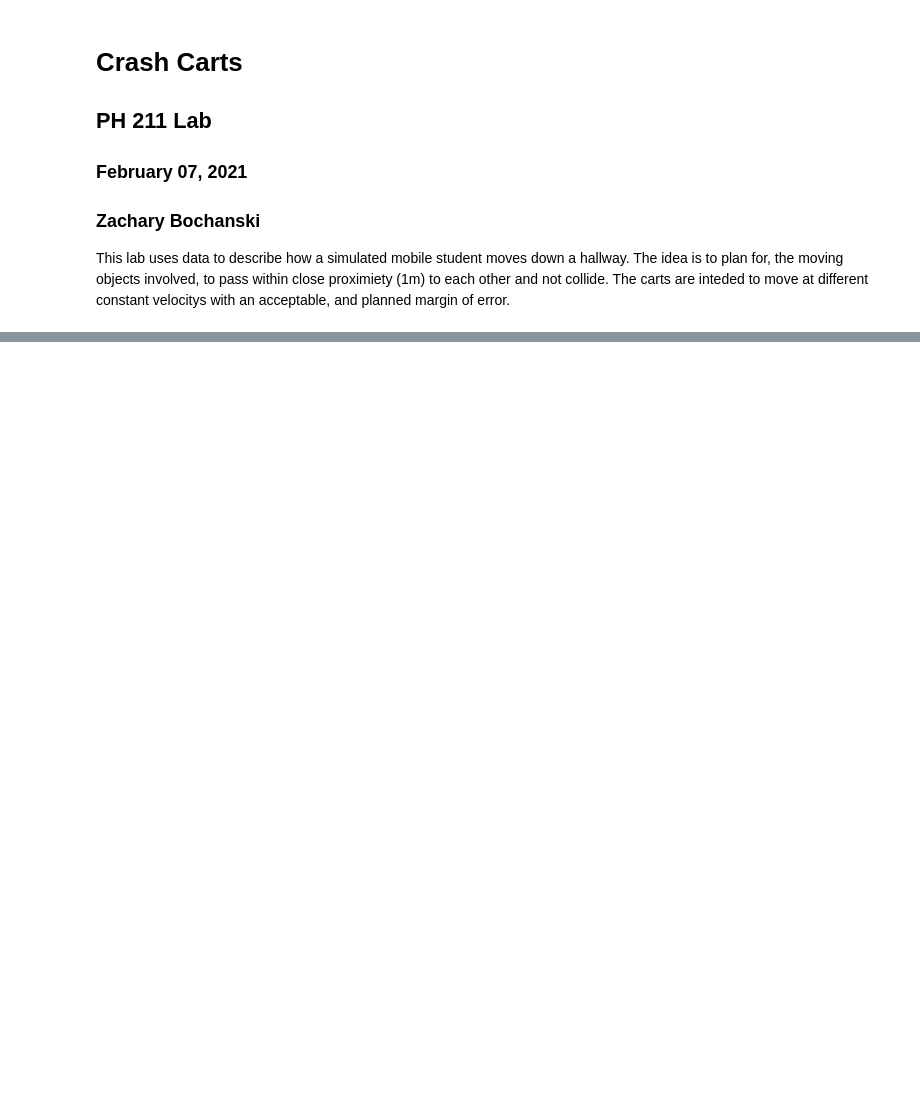
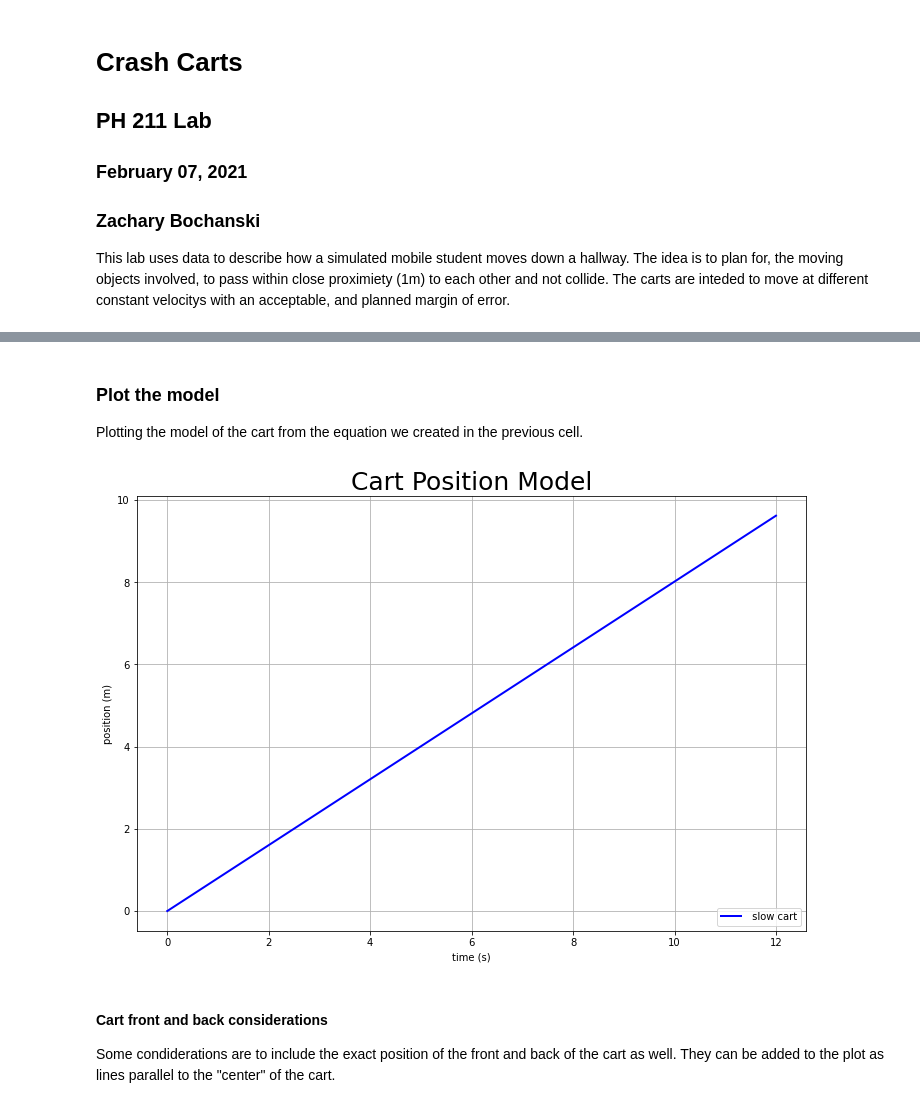
Before and after one commit to ztbochanski/ph211labs, a Jupyter notebook: lab4-crash-carts/lab4-crash-carts.ipynb, the cells around one changed output, grey strips where cells are left out. Drawn from its saved outputs; the diff is of its cells as text; code cells hidden in the pictures; blank space fills up the shorter version.

Commit message:
cart lab finished

```diff
--- a/lab4-crash-carts/lab4-crash-carts.ipynb
+++ b/lab4-crash-carts/lab4-crash-carts.ipynb
@@ -32,0 +45,19 @@ fast_data = [2.49, 2.73, 1.96, 2.37, 1.52, 1.85]
+# %%
+# Characteristics of slow data
+slow_mean = np.mean(slow_data)
+slow_sigma = np.std(slow_data)
+slow_var = 100.*slow_sigma/slow_mean
+
+# Characteristics of fast data
+fast_mean = np.mean(fast_data)
+fast_sigma = np.std(fast_data)
+fast_var = 100.*fast_sigma/fast_mean
+
+
+# Print data
+print("-- SLOW --")
+print("Average slow speed is %.3f m/s with a standard deviation of %.3f." % (slow_mean,slow_sigma))
+print("Variability is %.2f%%" % slow_var)
+print("-- FAST --")
+print("Average fast speed is %.3f m/s with a standard deviation of %.3f." % (fast_mean,fast_sigma))
+print("Variability is %.2f%%" % fast_var)
@@ -32,0 +82,36 @@ fast_data = [2.49, 2.73, 1.96, 2.37, 1.52, 1.85]
+# %%
+# Seting range of time
+model_time = np.linspace(0.,12.,20) # linspace(initial, max, increments)
+
+# Model parameters
+model_slow = slow_mean
+model_slow_initial = 0
+
+# Generate position (x) value for model
+model_slow_x = model_slow_initial + model_slow*model_time
+# %% [markdown]
+### Plot the model
+
+Plotting the model of the cart from the equation we created in the previous cell.
+# %%
+fig1, ax1 = plt.subplots()
+
+# Plot object
+ax1.plot(model_time, model_slow_x, color = 'blue', linestyle = '-', linewidth = 2., label = " slow cart")
+
+# Plot labels
+plt.xlabel('time (s)', fontsize = 10)
+plt.ylabel('position (m)', fontsize = 10)
+plt.title('Cart Position Model', fontsize = 25)
+
+# Plot configuration
+ax1.grid()
+fig1.set_size_inches(12, 8)
+plt.legend(loc= 4)
+plt.show()
+# %% [output]
+[figure, added]
+# %% [markdown]
+#### Cart front and back considerations
+
+Some condiderations are to include the exact position of the front and back of the cart as well. They can be added to the plot as lines parallel to the "center" of the cart.
```
Also changed, not shown: parts of 23 cells of this notebook.
